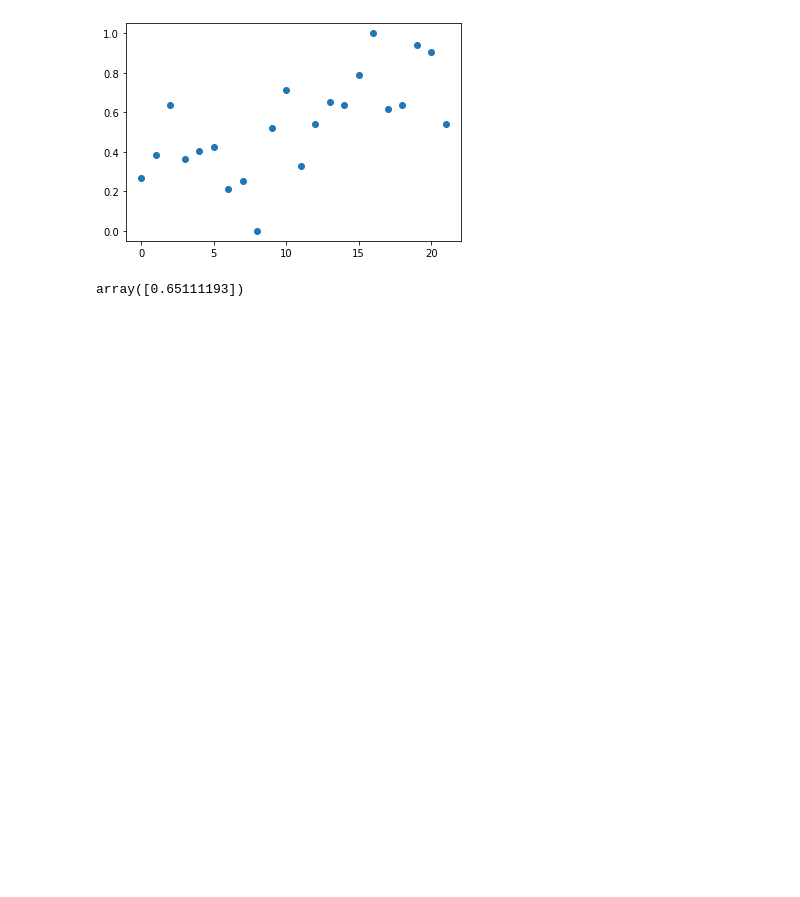
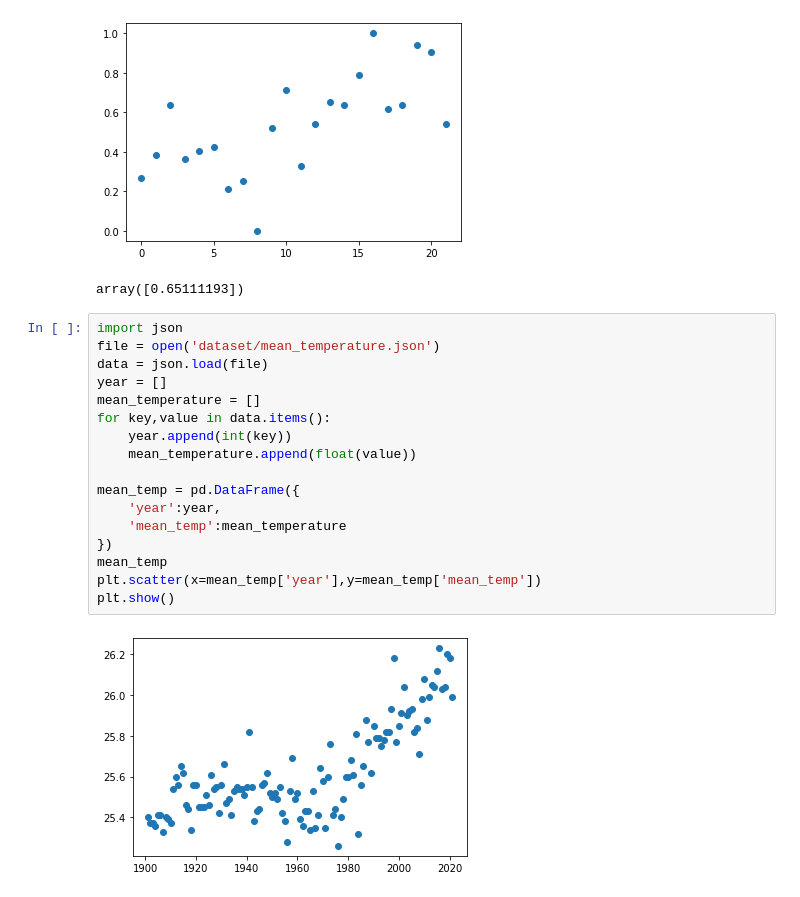
Before and after one commit to rizkydarmadi/data-pertanian, a Jupyter notebook: main2.ipynb, the cells around one changed output. Cells and saved outputs as stored; diff of their text form; blank space fills up the shorter version.

```diff
--- a/main2.ipynb
+++ b/main2.ipynb
@@ -114,3 +114,22 @@ feature_selection.r_regression(x,y)
 # %% [output]
 [figure]
 array([0.65111193])
+# %%
+import json
+file = open('dataset/mean_temperature.json')
+data = json.load(file)
+year = []
+mean_temperature = []
+for key,value in data.items():
+    year.append(int(key))
+    mean_temperature.append(float(value))
+
+mean_temp = pd.DataFrame({
+    'year':year,
+    'mean_temp':mean_temperature
+})
+mean_temp
+plt.scatter(x=mean_temp['year'],y=mean_temp['mean_temp'])
+plt.show()
+# %% [output]
+[figure, added]
```
Also changed, not shown: 3 other files.
